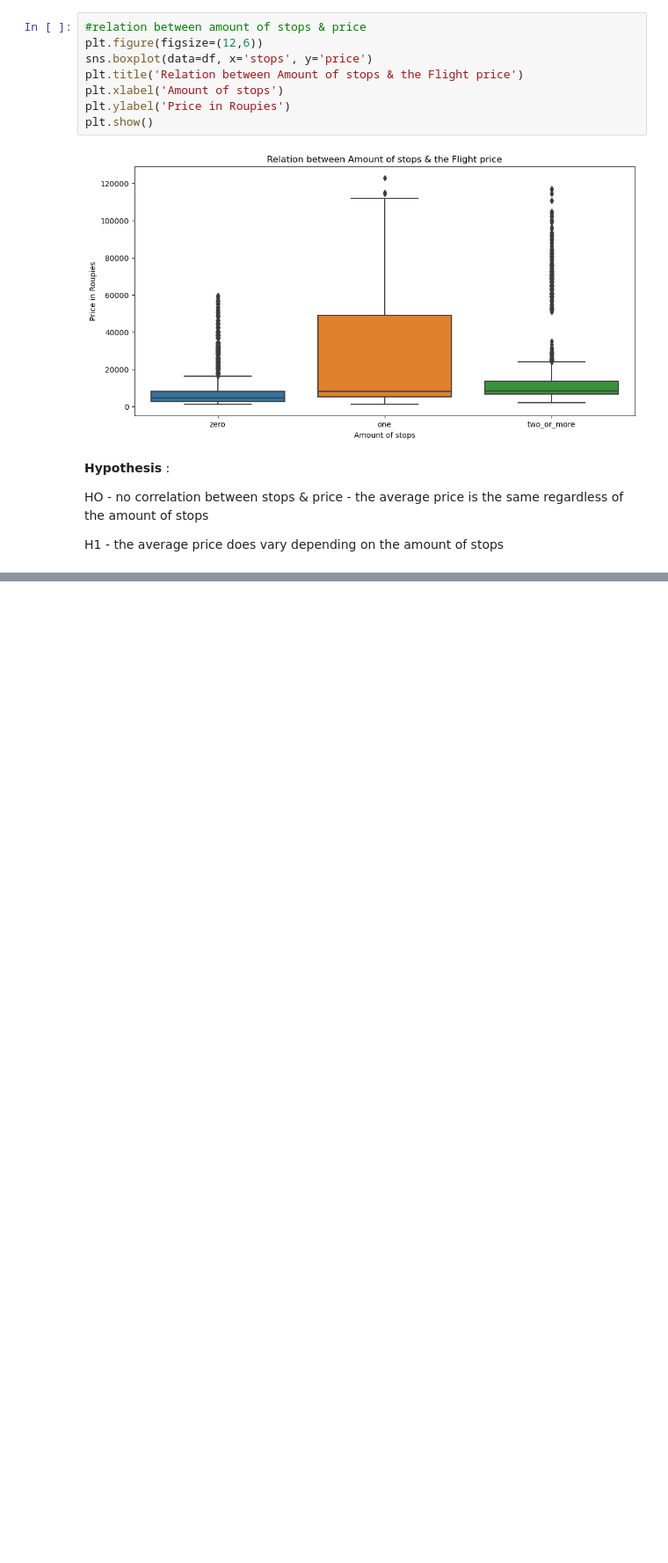
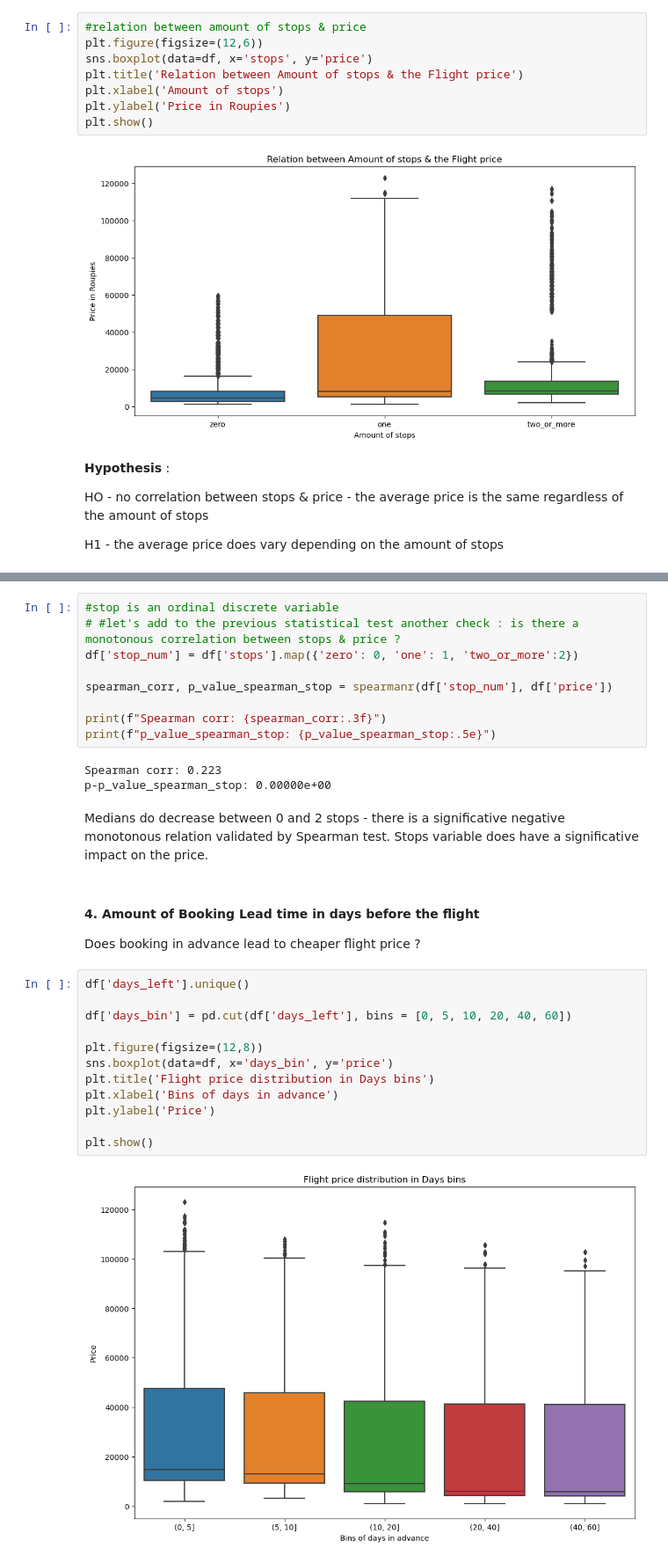
Before and after one commit to Binardino/ML---Flight-Price-Prediction, a Jupyter notebook: notebook/notebook_flight_price.ipynb, the cells around one changed output, grey strips where cells are left out. Shown at 88% size. Saved outputs shown, nothing was run; the diff lists cells and outputs as text; blank space fills up the shorter version.

Commit message:
feat: add spearman test for stop

```diff
--- a/notebook/notebook_flight_price.ipynb
+++ b/notebook/notebook_flight_price.ipynb
@@ -403,0 +419,33 @@ amount of stops :  ['one', 'two_or_more', 'zero']
+# %%
+#stop is an ordinal discrete variable
+# #let's add to the previous statistical test another check : is there a monotonous correlation between stops & price ?
+df['stop_num'] = df['stops'].map({'zero': 0, 'one': 1, 'two_or_more':2})
+
+spearman_corr, p_value_spearman_stop = spearmanr(df['stop_num'], df['price'])
+
+print(f"Spearman corr: {spearman_corr:.3f}")
+print(f"p_value_spearman_stop: {p_value_spearman_stop:.5e}")
+# %% [output]
+Spearman corr: 0.223
+p-p_value_spearman_stop: 0.00000e+00
+# %% [markdown]
+Medians do decrease between 0 and 2 stops - there is a significative negative monotonous relation validated by Spearman test.
+Stops variable does have a significative impact on the price.
+# %% [markdown]
+#### 4. Amount of Booking Lead time in days before the flight
+
+Does booking in advance lead to cheaper flight price ?
+# %%
+df['days_left'].unique()
+
+df['days_bin'] = pd.cut(df['days_left'], bins = [0, 5, 10, 20, 40, 60])
+
+plt.figure(figsize=(12,8))
+sns.boxplot(data=df, x='days_bin', y='price')
+plt.title('Flight price distribution in Days bins')
+plt.xlabel('Bins of days in advance')
+plt.ylabel('Price')
+
+plt.show()
+# %% [output]
+[figure, added]
```
Also changed, not shown: parts of 9 cells of this notebook.
